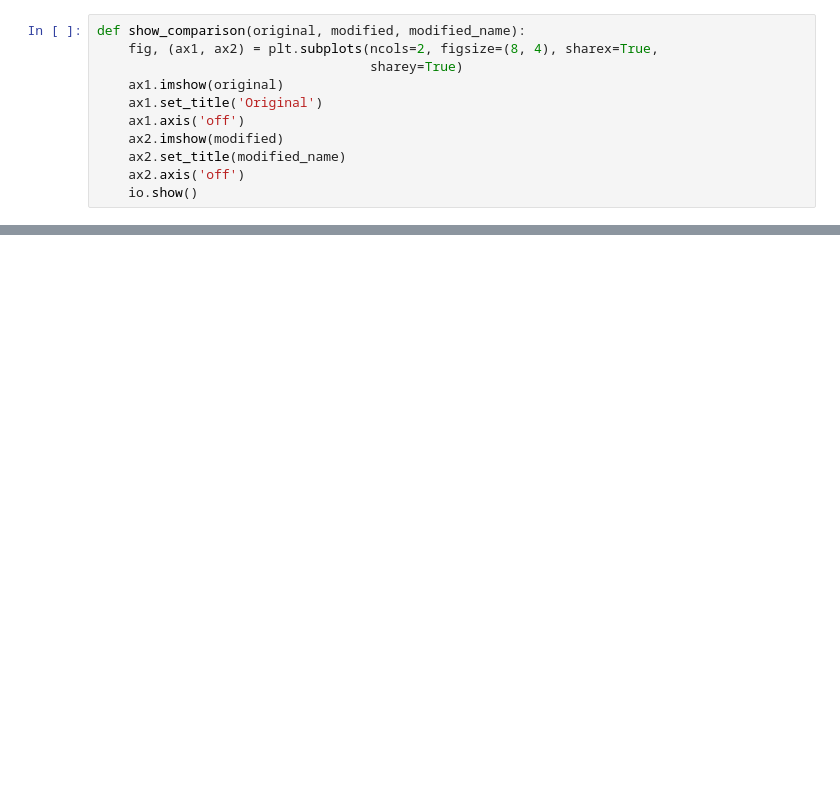
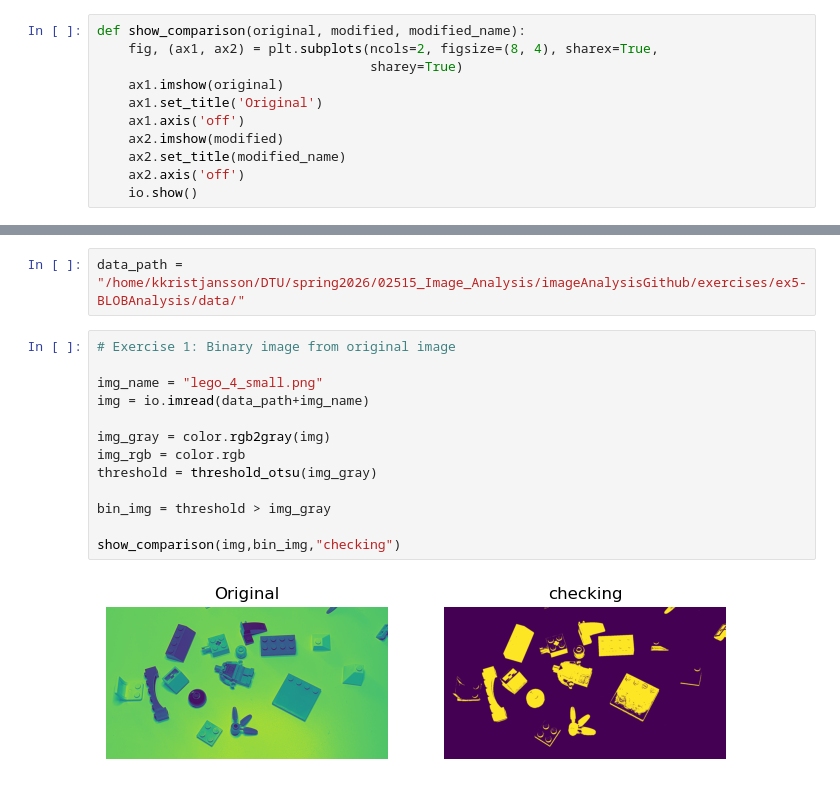
Before and after one commit to kristofer0907/02515_Image_Analysis_Github, a Jupyter notebook: ex5-BLOB.ipynb, the cells around one changed output, grey strips where cells are left out. Saved outputs shown, nothing was run; the diff lists cells and outputs as text; blank space fills up the shorter version.

```diff
--- a/ex5-BLOB.ipynb
+++ b/ex5-BLOB.ipynb
@@ -24,0 +25,17 @@ hey
+# %%
+data_path = "/home/kkristjansson/DTU/spring2026/02515_Image_Analysis/imageAnalysisGithub/exercises/ex5-BLOBAnalysis/data/"
+# %%
+# Exercise 1: Binary image from original image
+
+img_name = "lego_4_small.png"
+img = io.imread(data_path+img_name)
+
+img_gray = color.rgb2gray(img)
+img_rgb = color.rgb
+threshold = threshold_otsu(img_gray)
+
+bin_img = threshold > img_gray
+
+show_comparison(img,bin_img,"checking")
+# %% [output]
+[figure, added]
```
Also changed, not shown: parts of 15 cells of this notebook, 5 other files.
